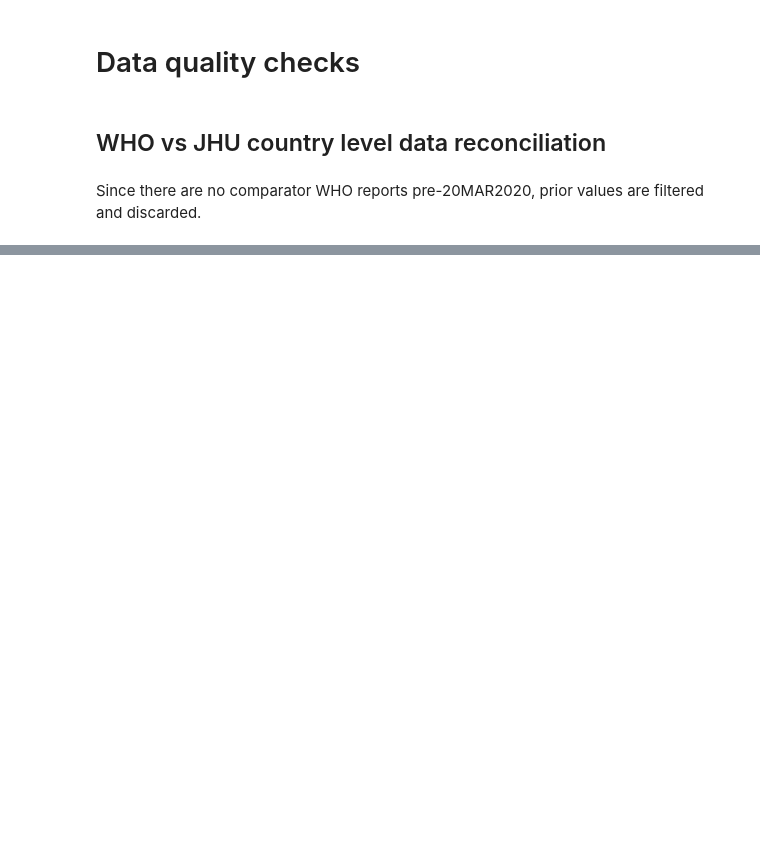
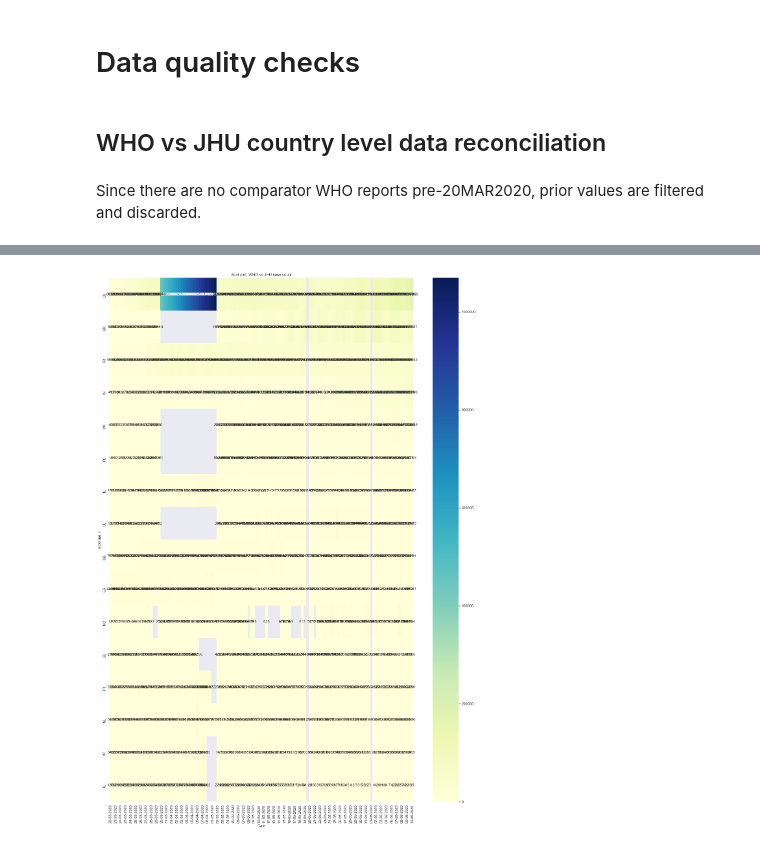
Before and after one commit to starschema/COVID-19-data, a Jupyter notebook: notebooks/DQ_CHECKS.ipynb, the cells around one changed output, grey strips where cells are left out. Drawn from its saved outputs; the diff is of its cells as text; code cells hidden in the pictures; blank space fills up the shorter version.

Commit message:
Fixes for DQ datetime pandas error

```diff
--- a/notebooks/DQ_CHECKS.ipynb
+++ b/notebooks/DQ_CHECKS.ipynb
@@ -54,11 +60,13 @@ jhu_who_delta_cases = jhu_who_delta_cases.sort_values(jhu_who_delta_cases.column
 # %%
 fig, ax = plt.subplots(figsize=(21, 29.7))
 plt.title("Spot plot, WHO vs JHU case count")
 sns.set()
 ax = sns.heatmap(jhu_who_delta_cases, annot=True, fmt=".0f", cmap="YlGnBu")
-ax.set_xticklabels(jhu_who_delta.loc[jhu_who_delta["Date"] >= datetime.date(year=2020, month=3, day=20)]["Date"].dt.strftime('%d-%m-%Y'))
+ax.set_xticklabels(jhu_who_delta.loc[jhu_who_delta["Date"] >= pd.Timestamp(year=2020, month=3, day=20)]["Date"].dt.strftime('%d-%m-%Y'))
 plt.xticks(rotation=90)
 plt.savefig(output_folder + "dx_who_vs_jhu_case_count.png")
+# %% [output]
+[figure, added]
 # %%
 jhu_who_delta_deaths = jhu_who_delta.sort_values(["Total_Country_Delta_Cases", "ISO3166-1", "Date"], ascending=False)
 jhu_who_delta_deaths = jhu_who_delta_deaths[jhu_who_delta_deaths["ISO3166-1"].isin(jhu_who_delta_deaths["ISO3166-1"].unique()[0:16])]
```
Also changed, not shown: parts of 2 cells of this notebook.
